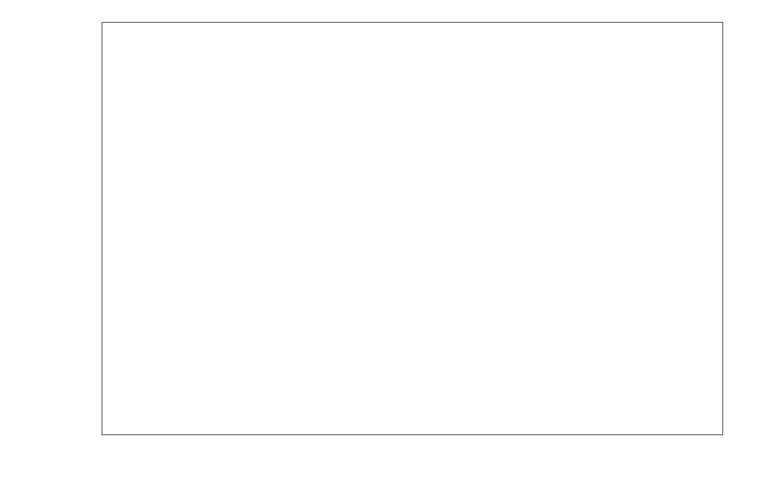
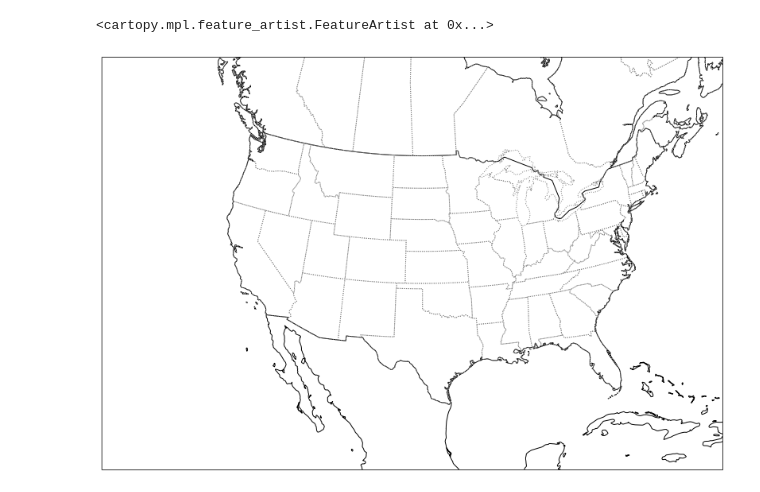
Before and after one commit to JoeZamp98/meteorology, a Jupyter notebook: Draft Charts/H500 - Height, Wind & Absolute Vorticity.ipynb, the cells around one changed output. Saved outputs shown, nothing was run; the diff lists cells and outputs as text; code cells hidden in the pictures.

```diff
--- a/Draft Charts/H500 - Height, Wind & Absolute Vorticity.ipynb
+++ b/Draft Charts/H500 - Height, Wind & Absolute Vorticity.ipynb
@@ -67,12 +67,17 @@ avor_500 = mpcalc.absolute_vorticity(uwnd_er, vwnd_er, dx, dy, lats * units.degr
 # %%
 #Creating the Map
 
 mapcrs = ccrs.LambertConformal(central_longitude=-100, central_latitude=35, standard_parallels=(30,60))
 
 datacrs = ccrs.PlateCarree()
 
 fig = plt.figure(1, figsize=(14,12))
 ax = plt.subplot(111, projection=mapcrs)
 ax.set_extent([-130, -72, 20, 55], ccrs.PlateCarree())
+
+ax.add_feature(cfeature.COASTLINE.with_scale('50m'))
+ax.add_feature(cfeature.BORDERS.with_scale('50m'))
+ax.add_feature(cfeature.STATES.with_scale('50m'), linestyle='dotted', edgecolor='grey')
 # %% [output]
+<cartopy.mpl.feature_artist.FeatureArtist at 0x...>
-[figure, old version]
+[figure, new version]
```
